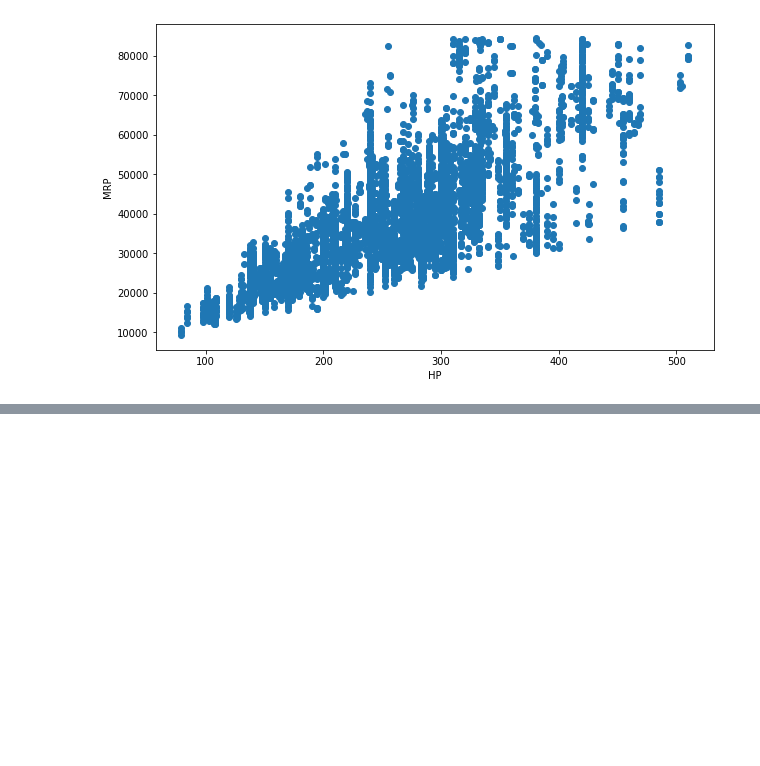
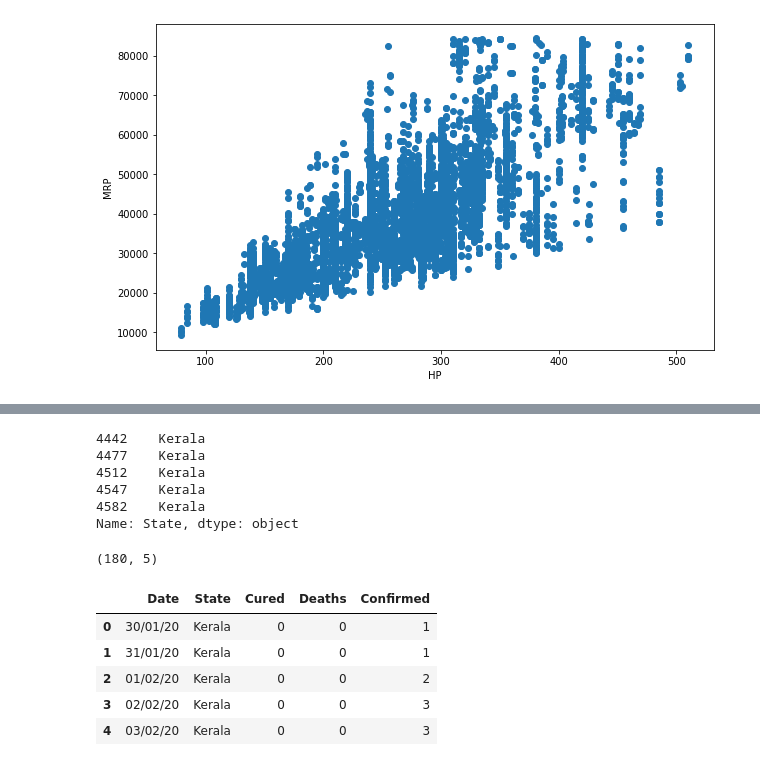
Before and after one commit to ravi-prakash1907/Predictive-Analytics, a Jupyter notebook: Basics/Lab1.ipynb, the cells around one changed output, grey strips where cells are left out. Drawn from its saved outputs; the diff is of its cells as text; code cells hidden in the pictures; blank space fills up the shorter version.

```diff
--- a/Basics/Lab1.ipynb
+++ b/Basics/Lab1.ipynb
@@ -302,0 +390,26 @@ plt.show()
+# %%
+for i in range(4601):
+  if df['State'].loc[i] != 'Kerala':
+    df.drop(index=i, inplace=True)
+
+df['State'].tail()
+# %% [output]
+4442    Kerala
+4477    Kerala
+4512    Kerala
+4547    Kerala
+4582    Kerala
+Name: State, dtype: object
+# %%
+df.shape
+# %% [output]
+(180, 5)
+# %%
+df.head()
+# %% [output]
+|  | Date | State | Cured | Deaths | Confirmed |
+| 0 | 30/01/20 | Kerala | 0 | 0 | 1 |
+| 1 | 31/01/20 | Kerala | 0 | 0 | 1 |
+| 2 | 01/02/20 | Kerala | 0 | 0 | 2 |
+| 3 | 02/02/20 | Kerala | 0 | 0 | 3 |
+| 4 | 03/02/20 | Kerala | 0 | 0 | 3 |
```
Also changed, not shown: parts of 16 cells of this notebook.
